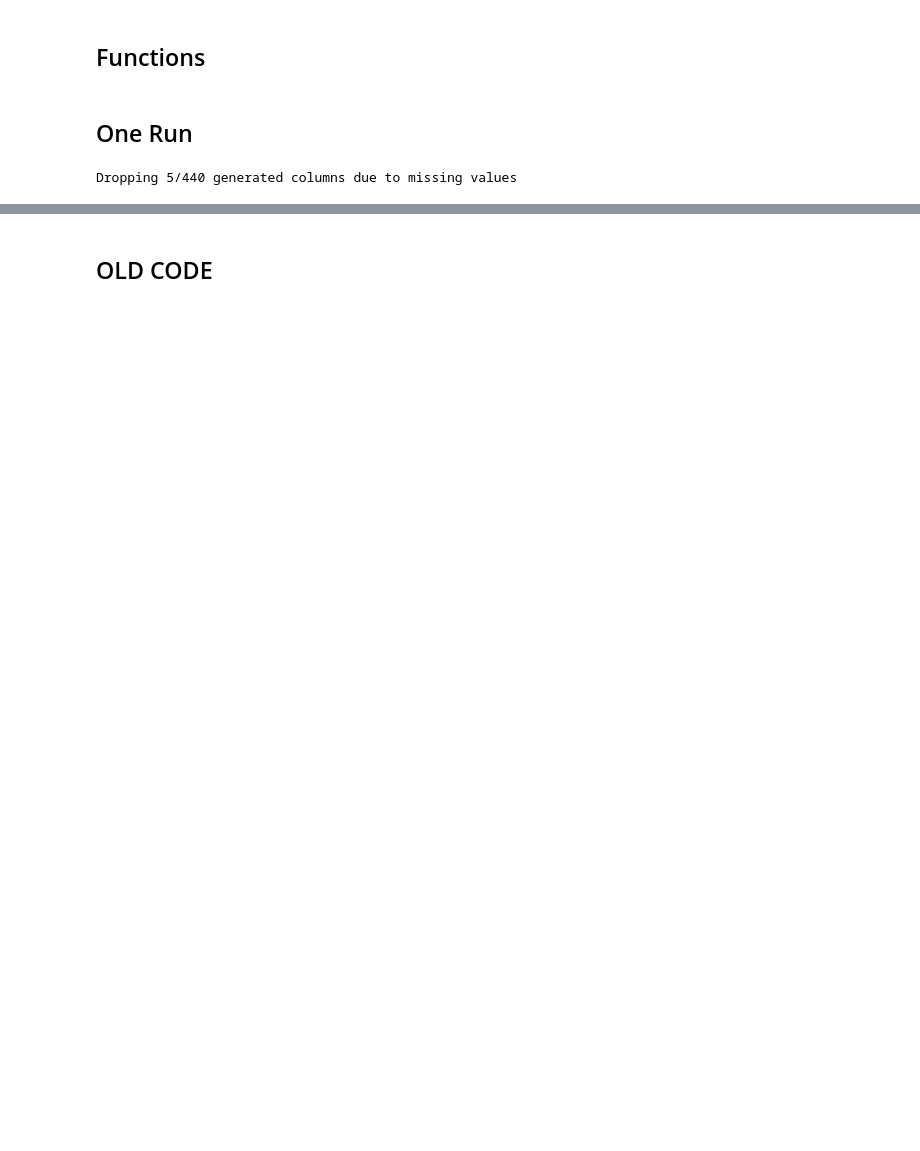
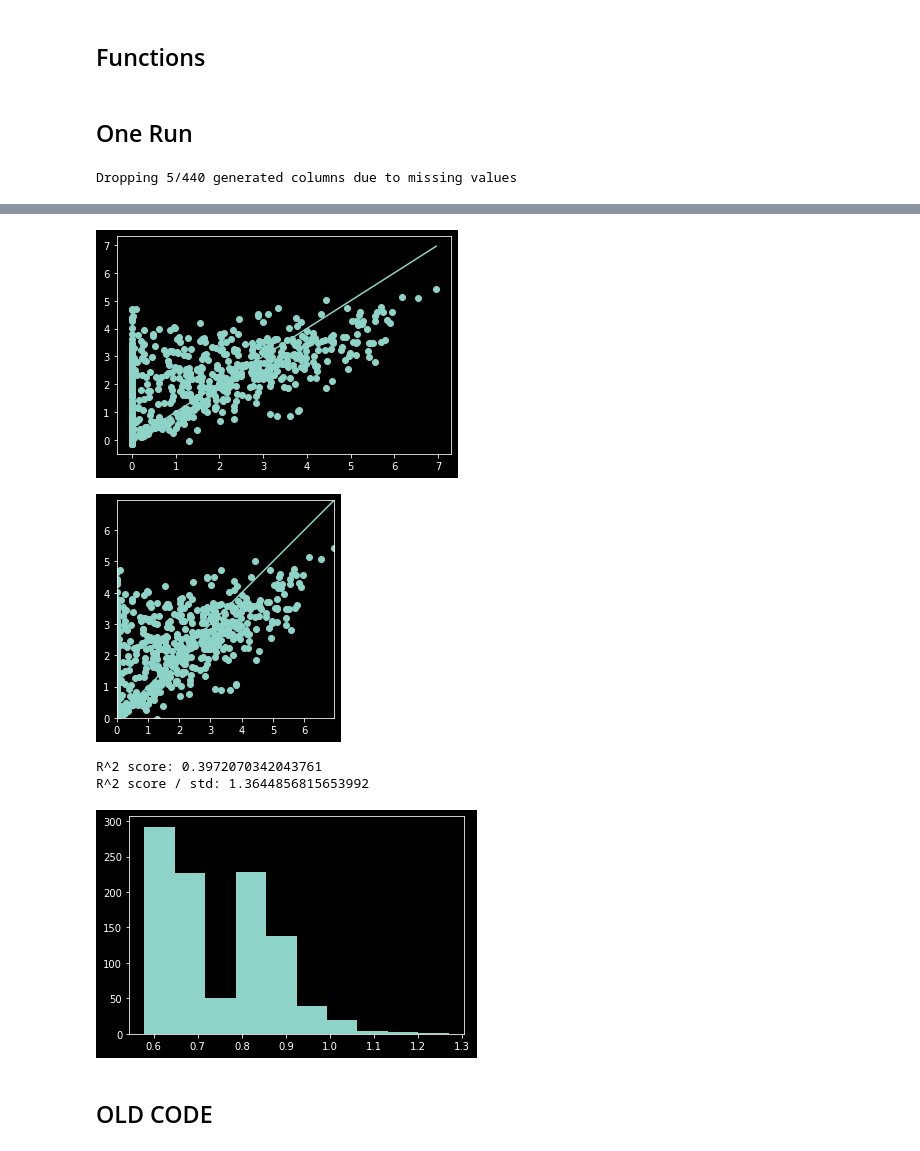
Before and after one commit to uw-cmg/MAST-ML, a Jupyter notebook: Pickle.ipynb, the cells around one changed output, grey strips where cells are left out. Saved outputs shown, nothing was run; the diff lists cells and outputs as text; code cells hidden in the pictures; blank space fills up the shorter version.

```diff
--- a/Pickle.ipynb
+++ b/Pickle.ipynb
@@ -153,3 +257,12 @@ pass
+# %%
+# all
+showScores(x, y, y_all, gpr_domain, std_all)
+# %% [output]
+[figure, added]
+[figure, added]
+R^2 score: 0.3972070342043761
+R^2 score / std: 1.3644856815653992
+[figure, added]
 # %% [markdown]
 ## OLD CODE
 # %%
```
Also changed, not shown: parts of 16 cells of this notebook.
